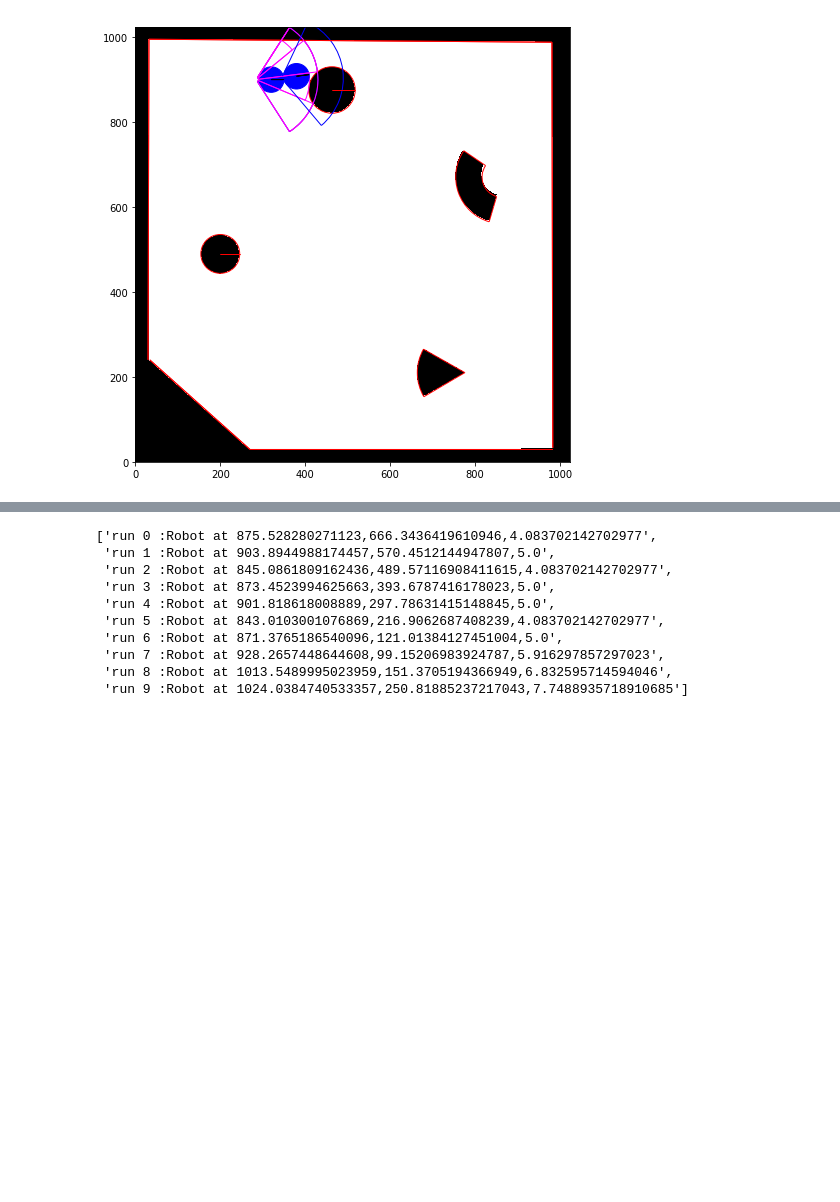
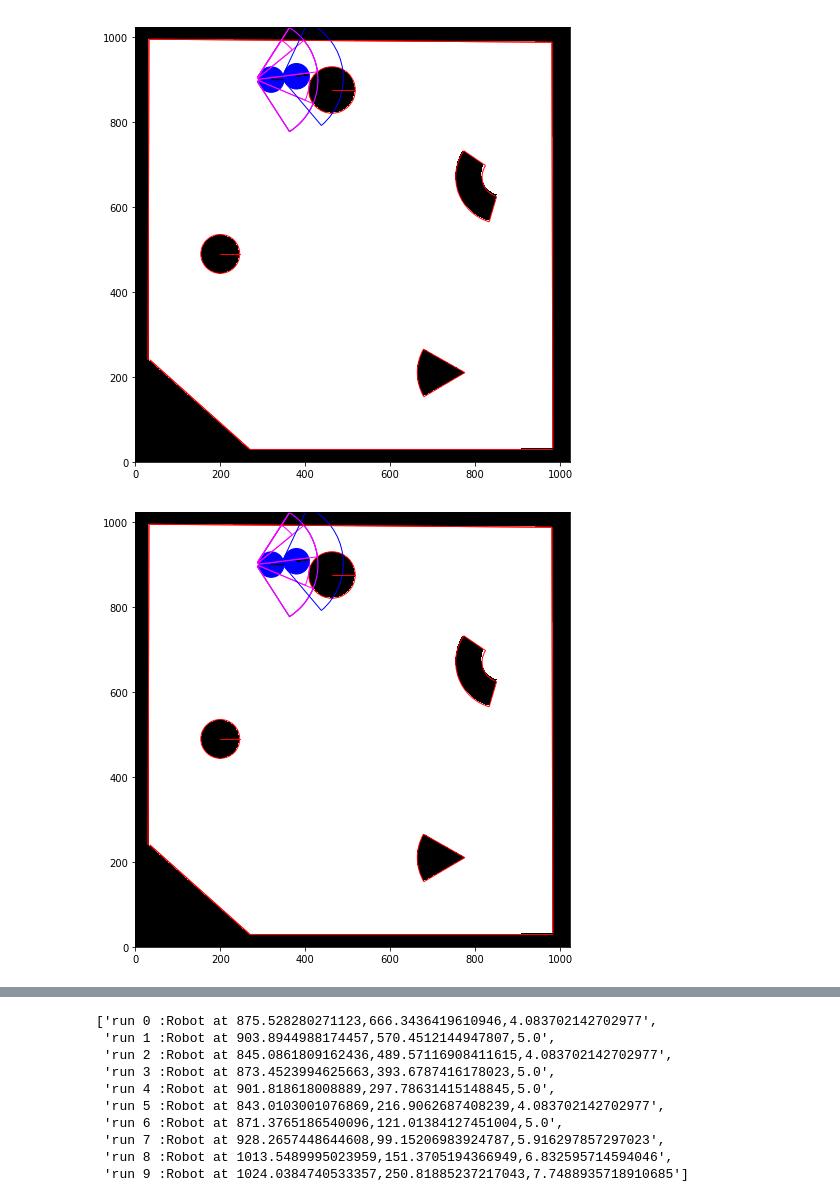
Before and after one commit to KshitijBhat/interval-analysis-method, a Jupyter notebook: Arena/fast_motion.ipynb, the cells around one changed output, grey strips where cells are left out. Cells and saved outputs as stored; diff of their text form; code cells hidden in the pictures; blank space fills up the shorter version.

```diff
--- a/Arena/fast_motion.ipynb
+++ b/Arena/fast_motion.ipynb
@@ -311,6 +326,84 @@ for i in range(1):
 # ax.plot(path[0],path[1],'y-')
 # %% [output]
 [figure]
+# %%
+
+#robot = Robot(680,600,0,80,0,1.57,0)
+#robot = Robot(800,800,0.5,100,0,1,0)
+robot = Robot(320,900,0,80,0,1,0)
+#robot = Robot(600,900,3.14,80,0,1,0)
+#robot = Robot(900,800,4.2,100,0,1,0)
+#robot = Robot(800,770,4.5,80,0,1,0)
+#robot = Robot(400,400,0,100,0,1,0)
+robot.set_environment(obstacles)
+
+
+fig,ax = plt.subplots(figsize=(8,8))
+ax. set_aspect('equal')
+ax.set_xlim([0, 1024])
+ax.set_ylim([0, 1024])
+ax.imshow(arena,cmap = plt.cm.gray_r,origin = 'lower')
+for obstacle in obstacles:
+#     obsa = obstacle
+#     I = robot.interval
+#     I.interval_analysis(obsa,5,5).draw(ax,"magenta")
+    obstacle.draw(ax,'red')
+#     del obsa
+#     del I
+robot.plot(ax)
+robot.plot_interval(ax)
+
+# print(robot.interval.gamma2.encloses(Point(obstacles[1].origin)))
+# print("\n",obstacles[1].gamma2.encloses(Point(robot.interval.gamma2.origin)))
+#robot.interval.fast_analysis(obstacles[1]).draw
+
+# inters = intersection(robot.interval.gamma2.circle,obstacles[1].gamma2.circle)
+# for inter in inters:
+#     print(robot.interval.gamma2.encloses(inter))
+#     print(obstacles[1].gamma2.encloses(inter))
+
+for i in range(1):
+
+
+    pose = robot.next_bot(1,1,ax)
+
+
+    pose.plot(ax)
+    pose.plot_interval(ax)
+    robot = pose
+
+
+#     for I in pose.Is:
+#         I.draw(ax,'green')
+
+
+# robot.collision_detection()
+
+
+# pose1 = pose.next_bot()
+# pose1.plot(ax)
+# pose1.plot_interval(ax)
+# pose1 = pose1.next_bot()
+# pose1.plot(ax)
+# pose1.plot_interval(ax)
+
+# i = 0
+# traj = []
+# for pose in robot:
+#     i+=1
+#     for obstacle in obstacles:
+#         obstacle.draw(ax,'red')
+#     traj.append((pose.x_bot,pose.y_bot))
+#     pose.plot(ax)
+#     pose.plot_interval(ax)
+#     del pose
+#     if i == 4:
+#         break
+
+# path = np.array(traj).T
+# ax.plot(path[0],path[1],'y-')
+# %% [output]
+[figure, added]
 # %%
 
 #robot = Robot(680,600,0,80,0,1,0)
```
Also changed, not shown: parts of 20 cells of this notebook, 2 other files.
